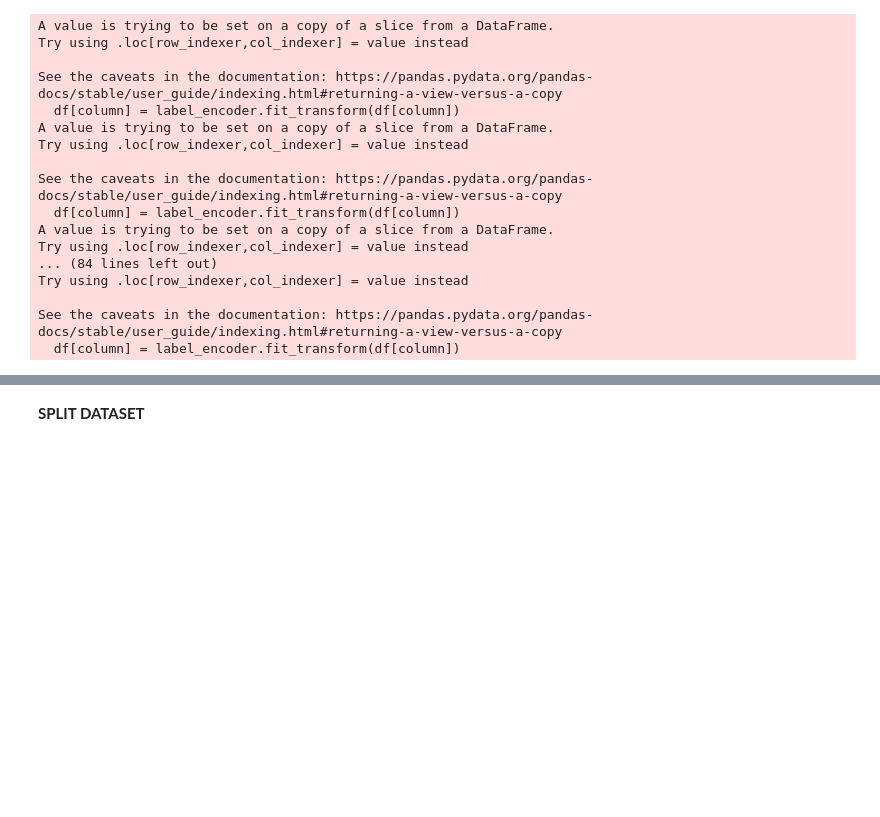
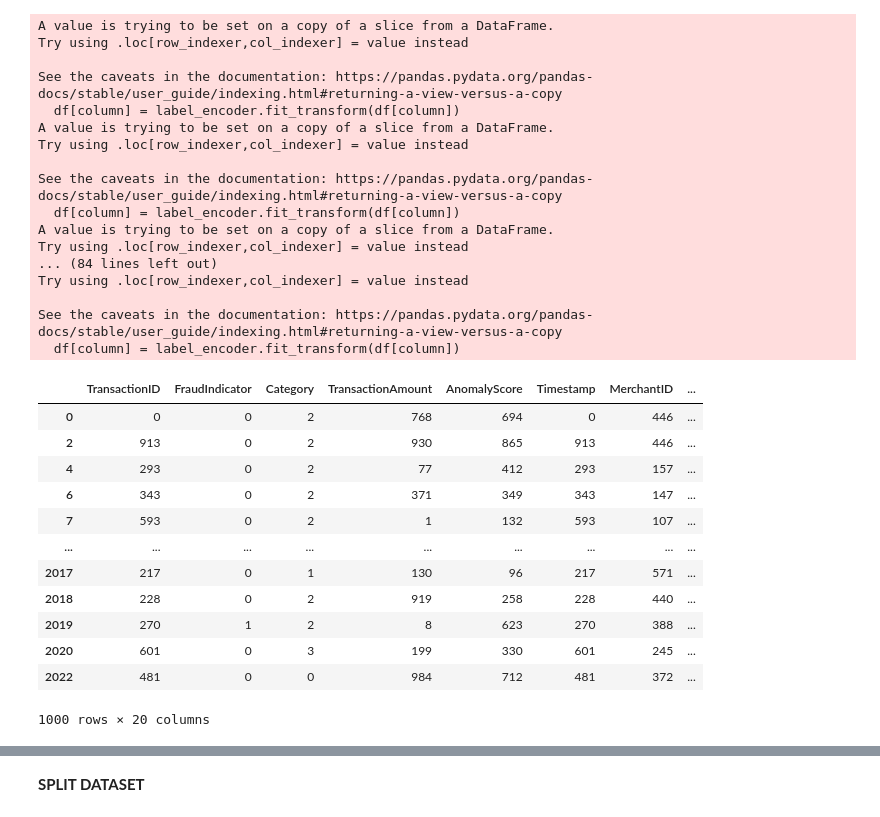
Before and after one commit to Elora-oise/fraud_detection, a Jupyter notebook: fraud_detection_ml.ipynb, the cells around one changed output, grey strips where cells are left out. Cells and saved outputs as stored; diff of their text form; code cells hidden in the pictures; blank space fills up the shorter version.

```diff
--- a/fraud_detection_ml.ipynb
+++ b/fraud_detection_ml.ipynb
@@ -324,3 +324,19 @@ Try using .loc[row_indexer,col_indexer] = value instead
 
 See the caveats in the documentation: https://pandas.pydata.org/pandas-docs/stable/user_guide/indexing.html#returning-a-view-versus-a-copy
   df[column] = label_encoder.fit_transform(df[column])
+# %%
+df
+# %% [output]
+|  | TransactionID | FraudIndicator | Category | TransactionAmount | AnomalyScore | Timestamp | MerchantID | ... |
+| 0 | 0 | 0 | 2 | 768 | 694 | 0 | 446 | ... |
+| 2 | 913 | 0 | 2 | 930 | 865 | 913 | 446 | ... |
+| 4 | 293 | 0 | 2 | 77 | 412 | 293 | 157 | ... |
+| 6 | 343 | 0 | 2 | 371 | 349 | 343 | 147 | ... |
+| 7 | 593 | 0 | 2 | 1 | 132 | 593 | 107 | ... |
+| ... | ... | ... | ... | ... | ... | ... | ... | ... |
+| 2017 | 217 | 0 | 1 | 130 | 96 | 217 | 571 | ... |
+| 2018 | 228 | 0 | 2 | 919 | 258 | 228 | 440 | ... |
+| 2019 | 270 | 1 | 2 | 8 | 623 | 270 | 388 | ... |
+| 2020 | 601 | 0 | 3 | 199 | 330 | 601 | 245 | ... |
+| 2022 | 481 | 0 | 0 | 984 | 712 | 481 | 372 | ... |
+1000 rows × 20 columns
```
Also changed, not shown: parts of 1 cell of this notebook.
